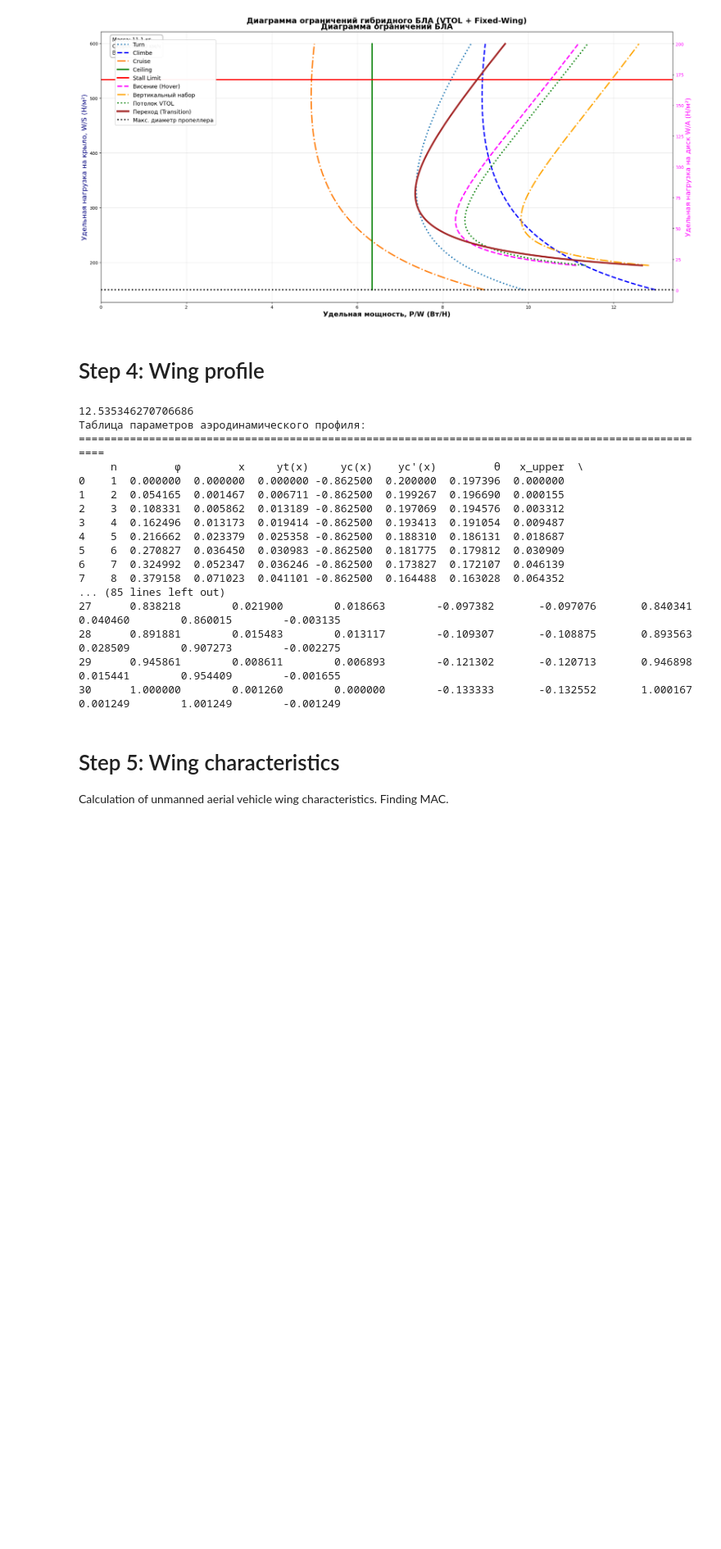
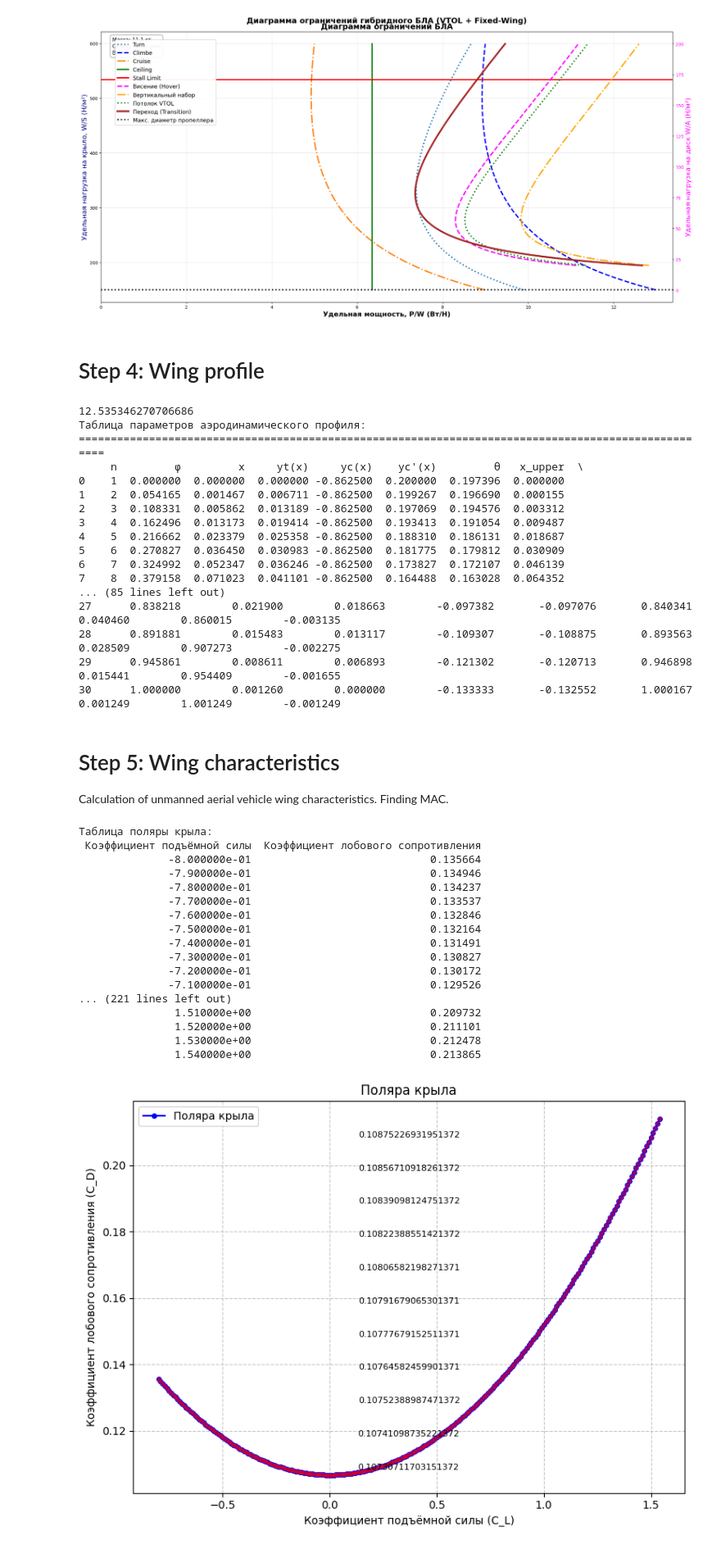
Before and after one commit to grigobor/UAV-math-calculation, a Jupyter notebook: Math UAV.ipynb, the cells around one changed output. Shown at 82% size. Drawn from its saved outputs; the diff is of its cells as text; code cells hidden in the pictures; blank space fills up the shorter version.

Commit message:
Add wing calculation parameter

```diff
--- a/Math UAV.ipynb
+++ b/Math UAV.ipynb
@@ -113,16 +113,16 @@ Mass difference (%): 0.0
 # %%
 stall_speed = 55 # скорость сваливания (км/ч)
 air_density_sea_level = 1.225 # плотность воздуха на взлете
-max_lift_coefficient = 1.4 # коэффициент подъемной силы крыла максимальный (по статистике)
-min_lift_coefficient = -0.8 # коэффициент подъемной силы крыла минимальный (по поляре профиля)
-CL = 5.25 # производная CL (по поляре профиле)
+max_lift_coefficient_stat = 1.4 # коэффициент подъемной силы крыла максимальный (по статистике)
+min_lift_coefficient_stat = -0.8 # коэффициент подъемной силы крыла минимальный (по поляре профиля)
+derivative_max_lift_coefficient_stat = 5.25 # производная CL (по поляре профиле)
 WP = 0.1 # энерговооруженность (по прототипу)
 # %% [markdown]
 ## Calculation 1
 # %%
 stall_speed_ms = stall_speed / 3.6 # stall speed (m/s)
 dynamic_pressuare = 0.5 * air_density_sea_level * stall_speed_ms ** 2 # Dynamic pressuare on stall
-wing_loading = max_lift_coefficient * dynamic_pressuare # Wing loading on stall
+wing_loading = max_lift_coefficient_stat * dynamic_pressuare # Wing loading on stall
 
 print("Dynamic pressuare on stall:", dynamic_pressuare)
 print("Wing loading on stall:", wing_loading)
@@ -613,10 +614,77 @@ for i in range(len(n_points)):
 
 Calculation of unmanned aerial vehicle wing characteristics. Finding MAC.
 # %%
+wing_narrowing = 0.5
 sweep_angel_1_2 = 0
 angel_of_incedence = 0
 dihedral_angel = 0
 wing_tip_twist = 0
 root_sweep_angel = 90 - np.arctan(wingspan / (root_chord_lenght - tip_chord_lenght))
-y_coor_root_MAC =
-x_coor_root_MAC =
+x_coor_root_MAC = wingspan / 6 * (2 * wing_narrowing + 1) / (wing_narrowing + 1)
+y_coor_root_MAC = root_sweep_angel*np.arctan(x_coor_root_MAC)
+
+zero_lift_angel_of_attack = zero_lift_angel + angel_of_incedence
+kl = -0.0125 * (1 / wing_narrowing) ** 2 + 0.0675 * (1 / wing_narrowing) + 0.8475
+max_lift_coefficient_wing = 0.5 * kl * (1 + np.cos(np.radians(wing_tip_twist))) * profile_max_lift_coefficient
+derivative_lift_coefficient_wing = 2 * np.pi * AR * np.cos(np.radians(wing_tip_twist)) / (2 + AR)
+critical_attack_angel_wing = zero_lift_angel_of_attack + max_lift_coefficient_wing / derivative_lift_coefficient_wing * 57.3
+
+over_lift_angel = 1.15 * critical_attack_angel_wing
+over_lift_coefficient_wing = (over_lift_angel + zero_lift_angel_of_attack) * derivative_lift_coefficient_wing / 57.3
+
+# Plotting the wing polar graph
+drag_coefficient_constant = 0.045161009
+wing_lift_coefficient_array = np.arange(-0.8, max_lift_coefficient_wing + 0.1, 0.01)
+
+def wing_drag_coefficient(CL):
+    return zero_lift_drag_cruise + CL ** 2 * drag_coefficient_constant
+
+wing_drag_coefficient_array = wing_drag_coefficient(wing_lift_coefficient_array)
+
+data = {
+    "Коэффициент подъёмной силы": wing_lift_coefficient_array,
+    "Коэффициент лобового сопротивления": wing_drag_coefficient_array
+}
+df = pd.DataFrame(data)
+
+# === ШАГ 7: Выводим таблицу ===
+print("Таблица поляры крыла:")
+print(df.to_string(index=False))
+
+# === ШАГ 8: Строим график ===
+plt.figure(figsize=(8, 6))
+plt.plot(wing_lift_coefficient_array, wing_drag_coefficient_array, 'b-o', label='Поляра крыла', markersize=4)
+plt.plot(wing_lift_coefficient_array, wing_drag_coefficient_array, 'ro', alpha=0.5, markersize=3)  # точки из таблицы
+
+plt.ylabel('Коэффициент лобового сопротивления (C_D)')
+plt.xlabel('Коэффициент подъёмной силы (C_L)')
+plt.title('Поляра крыла')
+plt.grid(True, linestyle='--', alpha=0.7)
+plt.legend()
+
+# Добавляем аннотации для ключевых точек (опционально)
+for cl, cd in zip(wing_lift_coefficient_array, wing_drag_coefficient_array):
+    if cl >= 0:  # только положительные C_L
+        plt.annotate(f'{cd}', (cd, cl), textcoords="offset points", xytext=(5,-5), ha='left', fontsize=8)
+
+plt.tight_layout()
+plt.show()
+# %% [output]
+Таблица поляры крыла:
+ Коэффициент подъёмной силы  Коэффициент лобового сопротивления
+              -8.000000e-01                            0.135664
+              -7.900000e-01                            0.134946
+              -7.800000e-01                            0.134237
+              -7.700000e-01                            0.133537
+              -7.600000e-01                            0.132846
+              -7.500000e-01                            0.132164
+              -7.400000e-01                            0.131491
+              -7.300000e-01                            0.130827
+              -7.200000e-01                            0.130172
+              -7.100000e-01                            0.129526
+... (221 lines left out)
+               1.510000e+00                            0.209732
+               1.520000e+00                            0.211101
+               1.530000e+00                            0.212478
+               1.540000e+00                            0.213865
+[figure, added]
```
Also changed, not shown: parts of 2 cells of this notebook.
